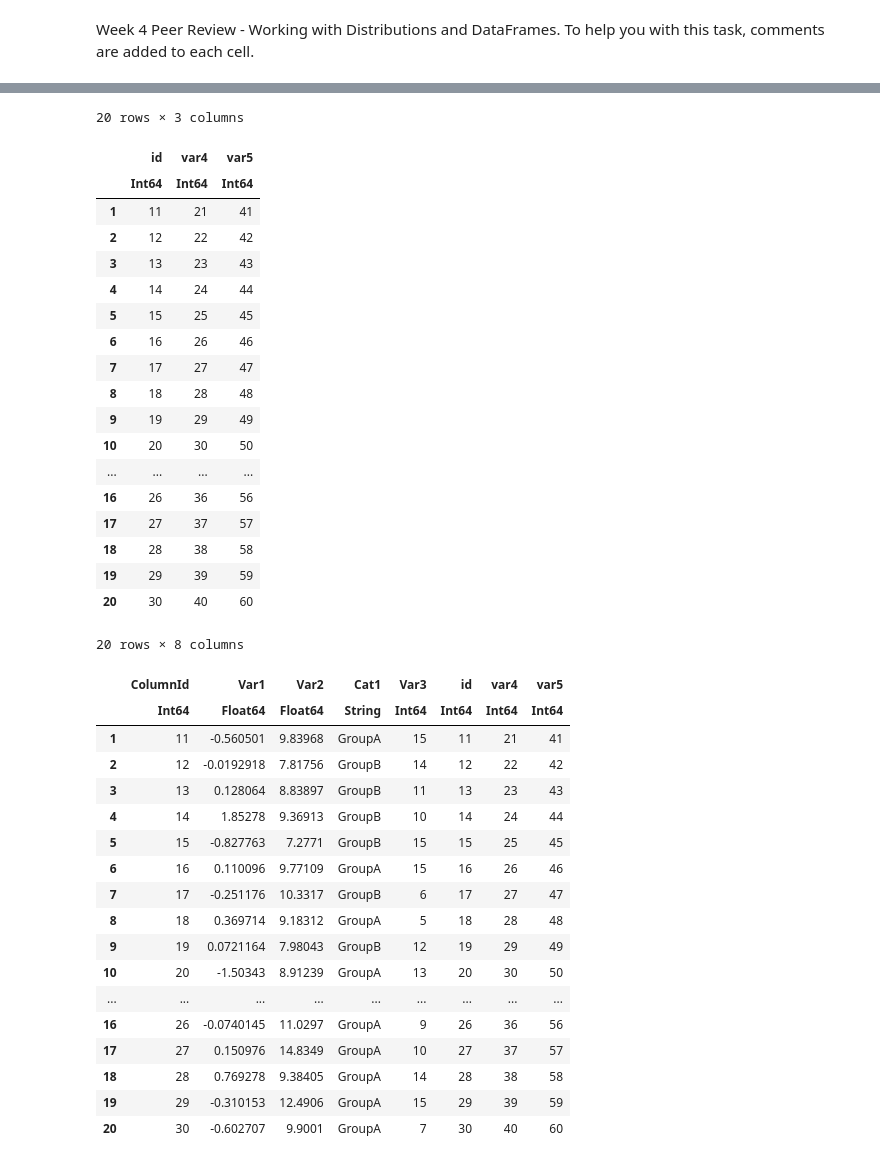
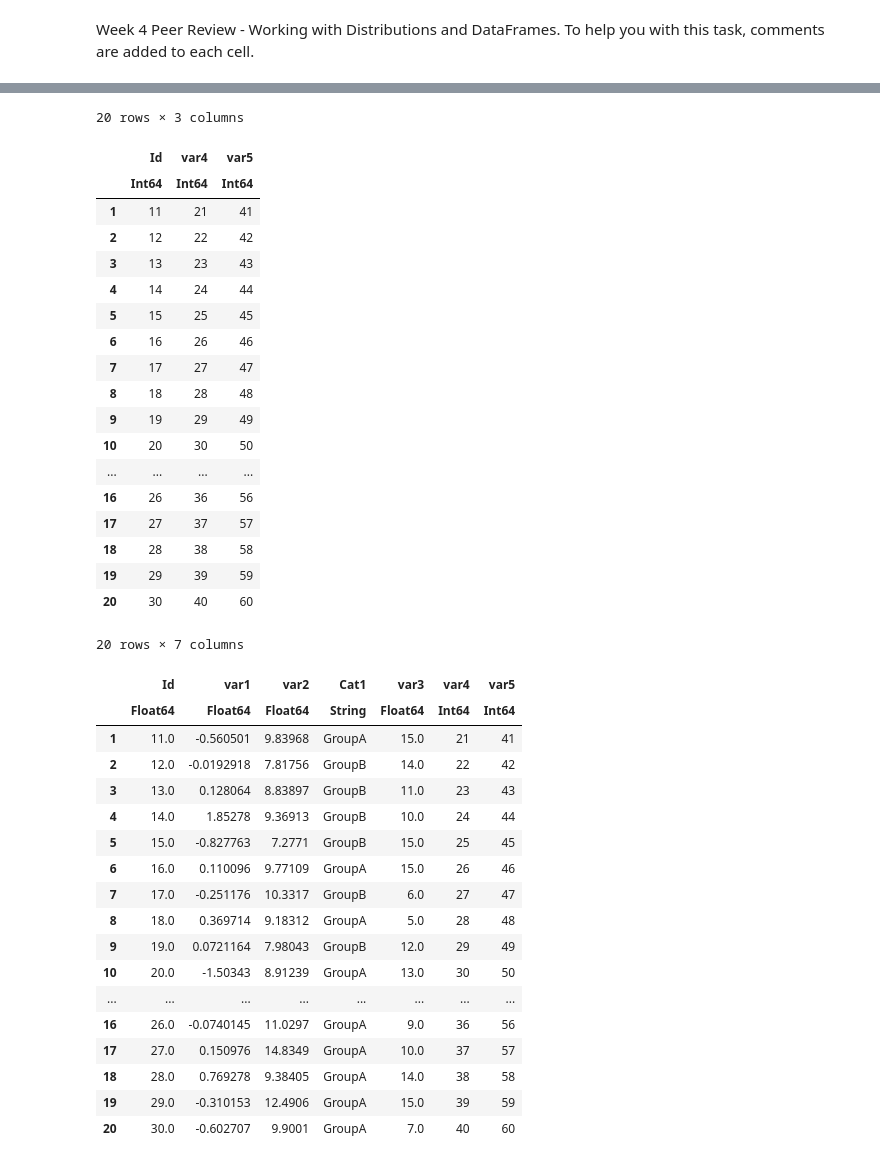
Before and after one commit to itsayushthada/MIT-16.065-with-Julia, a Jupyter notebook: JuliaCourseNotebooks/Week 4 Assignment.ipynb, the cells around one changed output, grey strips where cells are left out. Cells and saved outputs as stored; diff of their text form; code cells hidden in the pictures.

Commit message:
DataFrame Tasks Updated

```diff
--- a/JuliaCourseNotebooks/Week 4 Assignment.ipynb
+++ b/JuliaCourseNotebooks/Week 4 Assignment.ipynb
@@ -13,5 +10,5 @@ Random.seed!(1234);
 # %%
-# Question 4: In a code cell below, create a dataframe named df1, with 30 rows and 4 columns (variables).
+# In a code cell below, create a dataframe named df1, with 30 rows and 4 columns (variables).
 # Call the first column ID. It should hold the values 1 through 30 (to make up 30 rows). Use three rand()
 # function calls to generate three more columns named var1, var2, and var3.
 # The second column (var1) should consist of 30 values from a standard normal distribution
@@ -19,11 +16,17 @@ Random.seed!(1234);
 # normal distribution with a mean of 10 and a standard deviation of 2. The last column (var3) should contain
 # 30 random values chosen from a range of integers between (and including) 5 and 15.
 
-colID = range(1, 30, step=1)
+# Seed the random number generator
+Random.seed!(1289);
+
+colID = collect(range(1, 30, step=1))
 var1 = rand(Distributions.Normal(0, 1), 30)
 var2 = rand(Distributions.Normal(10, 2), 30)
 var3 = rand(5:15, 30)
 
-df1 = DataFrame(ColumnId = colID, Var1 = var1, Var2 = var2, Var3 = var3)
+# df1 = DataFrame(Id = colID, Var1 = var1, Var2 = var2, Var3 = var3) # It can also be used.
+
+array_1 = [colID var1 var2 var3]
+df1 = names!(DataFrame(array_1), Symbol.(["Id", "var1", "var2", "var3"]))
 # %% [output]
 30 rows × 4 columns
@@ -181,10 +184,10 @@ insertcols!(df2, 4,  :Cat1 =>rand(["GroupA", "GroupB"], 20))
 # In a code cells below, create a DataFrame named df3 with columns named id, var4 and var5 such that id contains
 # the values 11 through 30, var4 contains the values 21 through 40 and var5 contains the values 41 through 60.
 
-df3 = DataFrame(id = range(11, 30, step=1), var4 = range(21, 40, step=1), var5 = range(41, 60, step=1))
+df3 = DataFrame(Id = range(11, 30, step=1), var4 = range(21, 40, step=1), var5 = range(41, 60, step=1))
 # %% [output]
 20 rows × 3 columns
-|  | id | var4 | var5 |
+|  | Id | var4 | var5 |
 |  | Int64 | Int64 | Int64 |
 | 1 | 11 | 21 | 41 |
 | 2 | 12 | 22 | 42 |
@@ -205,25 +208,25 @@ df3 = DataFrame(id = range(11, 30, step=1), var4 = range(21, 40, step=1), var5 =
 # %%
 # In a code cells below, do a join of DataFrames df2 and df3 on the id column and save the result as a new
 # dataframe called df4.
 
-hcat(df2, df3)
+join(df2, df3, on = :Id, kind = :inner)
 # %% [output]
-20 rows × 8 columns
+20 rows × 7 columns
-|  | ColumnId | Var1 | Var2 | Cat1 | Var3 | id | var4 | var5 |
-|  | Int64 | Float64 | Float64 | String | Int64 | Int64 | Int64 | Int64 |
-| 1 | 11 | -0.560501 | 9.83968 | GroupA | 15 | 11 | 21 | 41 |
-| 2 | 12 | -0.0192918 | 7.81756 | GroupB | 14 | 12 | 22 | 42 |
-| 3 | 13 | 0.128064 | 8.83897 | GroupB | 11 | 13 | 23 | 43 |
-| 4 | 14 | 1.85278 | 9.36913 | GroupB | 10 | 14 | 24 | 44 |
-| 5 | 15 | -0.827763 | 7.2771 | GroupB | 15 | 15 | 25 | 45 |
-| 6 | 16 | 0.110096 | 9.77109 | GroupA | 15 | 16 | 26 | 46 |
-| 7 | 17 | -0.251176 | 10.3317 | GroupB | 6 | 17 | 27 | 47 |
-| 8 | 18 | 0.369714 | 9.18312 | GroupA | 5 | 18 | 28 | 48 |
-| 9 | 19 | 0.0721164 | 7.98043 | GroupB | 12 | 19 | 29 | 49 |
-| 10 | 20 | -1.50343 | 8.91239 | GroupA | 13 | 20 | 30 | 50 |
-| ... | ... | ... | ... | ... | ... | ... | ... | ... |
-| 16 | 26 | -0.0740145 | 11.0297 | GroupA | 9 | 26 | 36 | 56 |
-| 17 | 27 | 0.150976 | 14.8349 | GroupA | 10 | 27 | 37 | 57 |
-| 18 | 28 | 0.769278 | 9.38405 | GroupA | 14 | 28 | 38 | 58 |
-| 19 | 29 | -0.310153 | 12.4906 | GroupA | 15 | 29 | 39 | 59 |
-| 20 | 30 | -0.602707 | 9.9001 | GroupA | 7 | 30 | 40 | 60 |
+|  | Id | var1 | var2 | Cat1 | var3 | var4 | var5 |
+|  | Float64 | Float64 | Float64 | String | Float64 | Int64 | Int64 |
+| 1 | 11.0 | -0.560501 | 9.83968 | GroupA | 15.0 | 21 | 41 |
+| 2 | 12.0 | -0.0192918 | 7.81756 | GroupB | 14.0 | 22 | 42 |
+| 3 | 13.0 | 0.128064 | 8.83897 | GroupB | 11.0 | 23 | 43 |
+| 4 | 14.0 | 1.85278 | 9.36913 | GroupB | 10.0 | 24 | 44 |
+| 5 | 15.0 | -0.827763 | 7.2771 | GroupB | 15.0 | 25 | 45 |
+| 6 | 16.0 | 0.110096 | 9.77109 | GroupA | 15.0 | 26 | 46 |
+| 7 | 17.0 | -0.251176 | 10.3317 | GroupB | 6.0 | 27 | 47 |
+| 8 | 18.0 | 0.369714 | 9.18312 | GroupA | 5.0 | 28 | 48 |
+| 9 | 19.0 | 0.0721164 | 7.98043 | GroupB | 12.0 | 29 | 49 |
+| 10 | 20.0 | -1.50343 | 8.91239 | GroupA | 13.0 | 30 | 50 |
+| ... | ... | ... | ... | ... | ... | ... | ... |
+| 16 | 26.0 | -0.0740145 | 11.0297 | GroupA | 9.0 | 36 | 56 |
+| 17 | 27.0 | 0.150976 | 14.8349 | GroupA | 10.0 | 37 | 57 |
+| 18 | 28.0 | 0.769278 | 9.38405 | GroupA | 14.0 | 38 | 58 |
+| 19 | 29.0 | -0.310153 | 12.4906 | GroupA | 15.0 | 39 | 59 |
+| 20 | 30.0 | -0.602707 | 9.9001 | GroupA | 7.0 | 40 | 60 |
```
Also changed, not shown: parts of 8 cells of this notebook, 1 other file.
